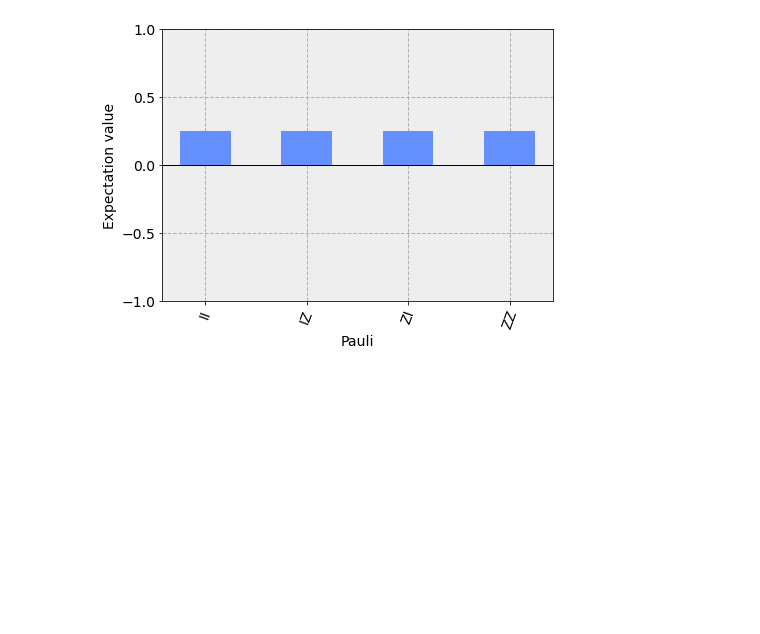
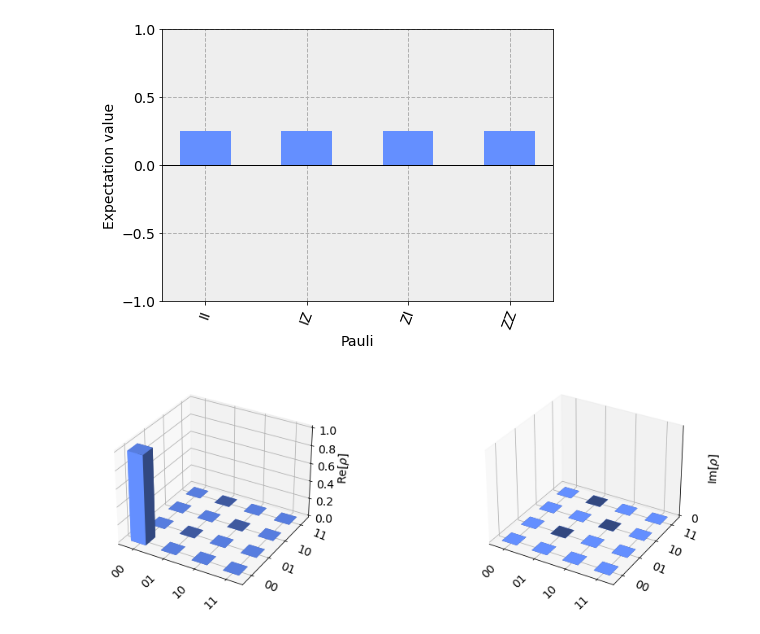
Before and after one commit to Q-ComputingChile/trotter-suzuki, a Jupyter notebook: Quantum.ipynb, the cells around one changed output. Saved outputs shown, nothing was run; the diff lists cells and outputs as text; code cells hidden in the pictures; blank space fills up the shorter version.

```diff
--- a/Quantum.ipynb
+++ b/Quantum.ipynb
@@ -76,3 +72,11 @@ psi  = result.get_statevector(bound_circuit)
 plot_state_paulivec(psi)
 # %% [output]
 [figure]
+# %%
+from qiskit.tools.visualization import plot_state_city
+simulator = Aer.get_backend('statevector_simulator')
+result = simulator.run(bound_circuit).result()
+statevector = result.get_statevector(bound_circuit)
+plot_state_city(statevector)
+# %% [output]
+[figure, added]
```
Also changed, not shown: parts of 13 cells of this notebook.
